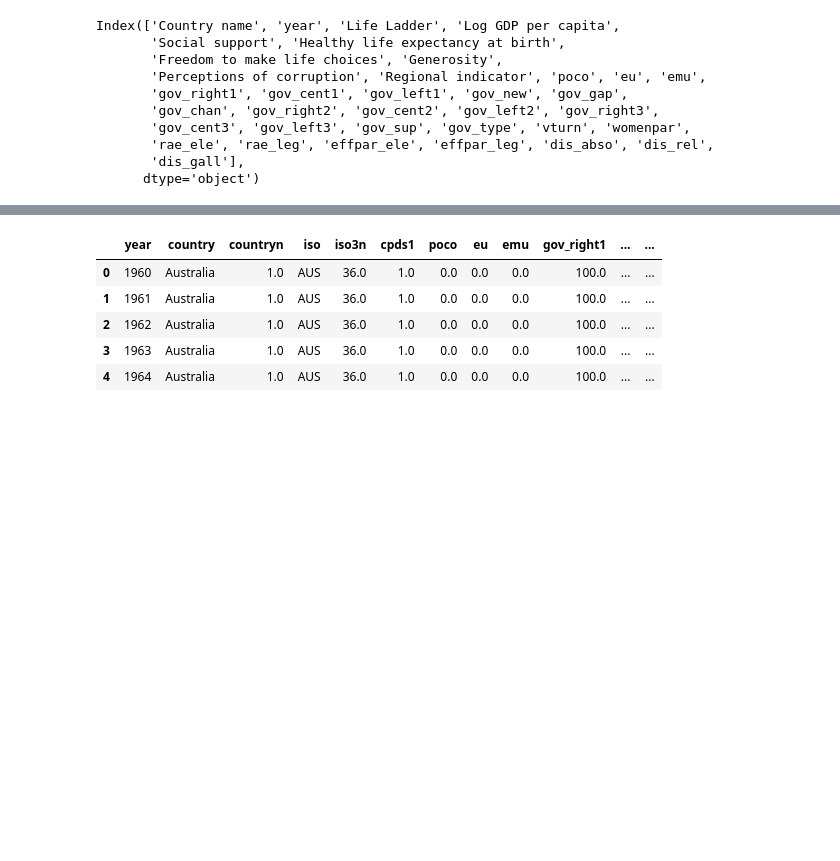
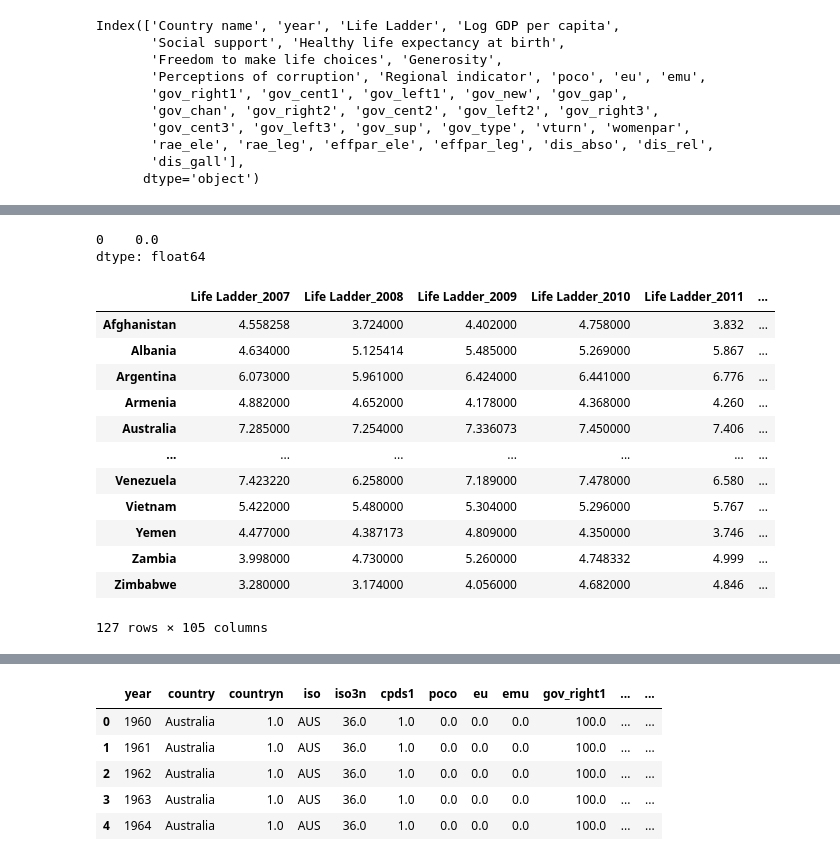
Before and after one commit to AdamKreitz/Medical-Disparity-Causal-Analysis, a Jupyter notebook: src/EDA.ipynb, the cells around one changed output, grey strips where cells are left out. Drawn from its saved outputs; the diff is of its cells as text; code cells hidden in the pictures; blank space fills up the shorter version.

```diff
--- a/src/EDA.ipynb
+++ b/src/EDA.ipynb
@@ -156,0 +187,75 @@ reformatted_data
+# %%
+years_present_df = cmbd_WHR_df[(cmbd_WHR_df['year'] >= 2006) & (cmbd_WHR_df['year'] <= 2021)].groupby('Country name').count()[['year']]
+countries_to_include = list(years_present_df[years_present_df['year'] > 10].index)
+included_years = [i for i in range(2007,2022)]
+columns = temp_df.columns[2:]
+new_col_names = []
+for col in columns:
+    for i in included_years:
+        year = str(i)
+        col_name = f'{col}_{year}'
+        new_col_names.append(col_name)
+
+groups = temp_df.groupby('Country name')
+
+num_cols = len(columns)
+missing_year_data = [np.nan for i in range(num_cols)]
+data = {}
+for key, group in groups:
+    if key in countries_to_include:
+        row_data = []
+        group_years = list(group['year'])
+        c_group = group.drop(columns = 'Country name')
+        c_group = c_group.set_index('year')
+        for col in columns:
+            col_years = []
+            col_vals = []
+            for year in range(2007,2022):
+                try:
+                    t = c_group.loc[year,col]
+                    if t == t:
+                        col_years.append(year)
+                        col_vals.append(t)
+                except:
+                    t = 0
+            X = pd.DataFrame({'year':col_years})
+            Y = pd.DataFrame({col:col_vals})[col]
+            col_predictor = LinearRegression().fit(X,Y)
+            for year in range(2007,2022):
+                try:
+                    t = c_group.loc[year,col]
+                    if t == t:
+                        row_data.append(t)
+                    else:
+                        predicted_value = col_predictor.predict(pd.DataFrame({'year':[year]}))[0]
+                        row_data.append(predicted_value)
+                except:
+                    predicted_value = col_predictor.predict(pd.DataFrame({'year':[year]}))[0]
+                    row_data.append(predicted_value)
+        data[key] = row_data
+
+
+reformatted_data = pd.DataFrame.from_dict(data, orient='index',columns = new_col_names)
+
+ttl_nulls = pd.DataFrame(reformatted_data.isnull().sum()).sum()
+ttl_vals = reformatted_data.shape[0] * reformatted_data.shape[1]
+pct_missing = ttl_nulls / ttl_vals
+print(pct_missing)
+
+reformatted_data
+# %% [output]
+0    0.0
+dtype: float64
+|  | Life Ladder_2007 | Life Ladder_2008 | Life Ladder_2009 | Life Ladder_2010 | Life Ladder_2011 | ... |
+| Afghanistan | 4.558258 | 3.724000 | 4.402000 | 4.758000 | 3.832 | ... |
+| Albania | 4.634000 | 5.125414 | 5.485000 | 5.269000 | 5.867 | ... |
+| Argentina | 6.073000 | 5.961000 | 6.424000 | 6.441000 | 6.776 | ... |
+| Armenia | 4.882000 | 4.652000 | 4.178000 | 4.368000 | 4.260 | ... |
+| Australia | 7.285000 | 7.254000 | 7.336073 | 7.450000 | 7.406 | ... |
+| ... | ... | ... | ... | ... | ... | ... |
+| Venezuela | 7.423220 | 6.258000 | 7.189000 | 7.478000 | 6.580 | ... |
+| Vietnam | 5.422000 | 5.480000 | 5.304000 | 5.296000 | 5.767 | ... |
+| Yemen | 4.477000 | 4.387173 | 4.809000 | 4.350000 | 3.746 | ... |
+| Zambia | 3.998000 | 4.730000 | 5.260000 | 4.748332 | 4.999 | ... |
+| Zimbabwe | 3.280000 | 3.174000 | 4.056000 | 4.682000 | 4.846 | ... |
+127 rows × 105 columns
```
Also changed, not shown: parts of 13 cells of this notebook, 1 other file.
